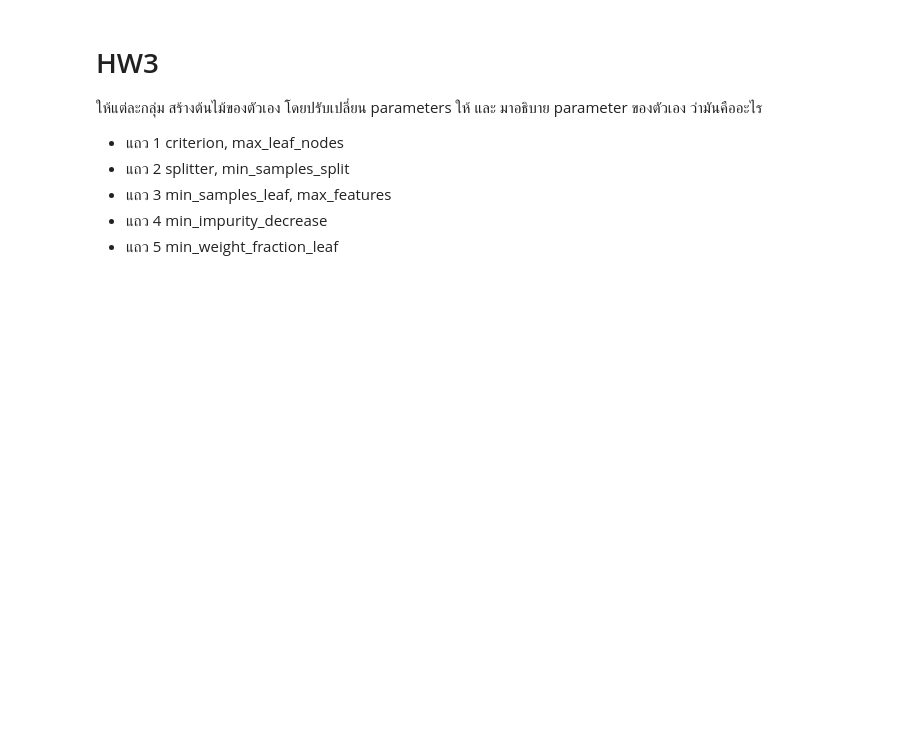
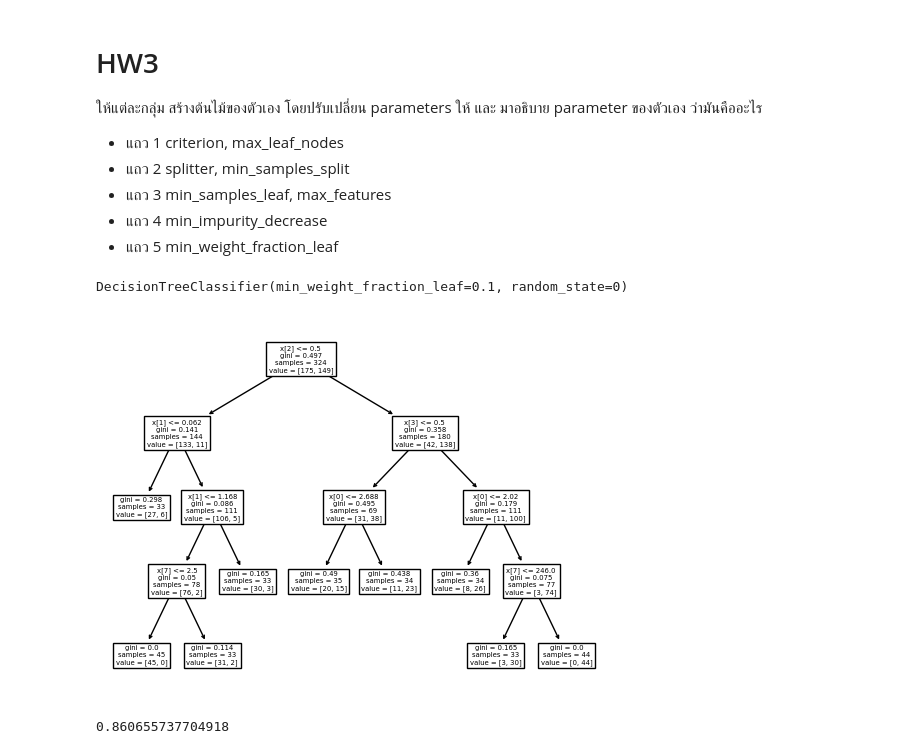
Before and after one commit to thanaphornkanking/BSC_DPDM23, a Jupyter notebook: Classification.ipynb, the cells around one changed output. Drawn from its saved outputs; the diff is of its cells as text; code cells hidden in the pictures; blank space fills up the shorter version.

```diff
--- a/Classification.ipynb
+++ b/Classification.ipynb
@@ -239,3 +240,13 @@ accuracy_score(y_test, y_predict2)
 - แถว 3 min_samples_leaf, max_features
 - แถว 4 min_impurity_decrease
 - แถว 5 min_weight_fraction_leaf
+# %%
+Dtreehw5 = DecisionTreeClassifier(random_state=0, min_weight_fraction_leaf=0.1) #เงื่อนไขการโต
+# %%
+Dtreehw5.fit(X_train,y_train)
+# %% [output]
+DecisionTreeClassifier(min_weight_fraction_leaf=0.1, random_state=0)
+# %%
+tree.plot_tree(Dtreehw5);
+# %% [output]
+[figure, added]
@@ -241,0 +255,4 @@ accuracy_score(y_test, y_predict2)
+# %%
+accuracy_score(y_test, y_predict3)
+# %% [output]
+0.860655737704918
```
Also changed, not shown: parts of 3 cells of this notebook.
